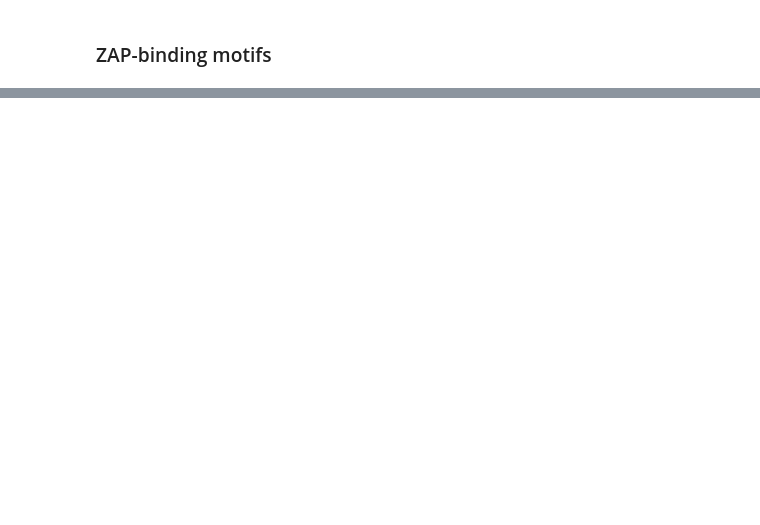
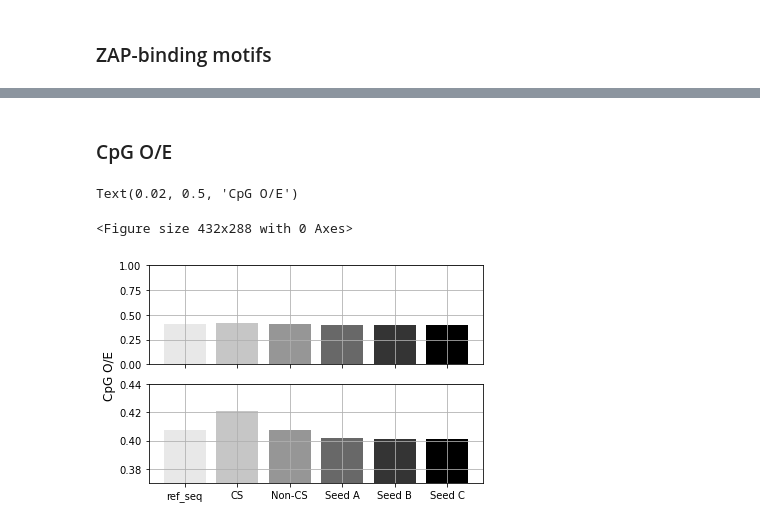
Before and after one commit to iamakhilverma/conserved_stretches_in_sars_cov2, a Jupyter notebook: notebooks_and_scripts/notebook_002.ipynb, the cells around one changed output, grey strips where cells are left out. Saved outputs shown, nothing was run; the diff lists cells and outputs as text; code cells hidden in the pictures; blank space fills up the shorter version.

```diff
--- a/notebooks_and_scripts/notebook_002.ipynb
+++ b/notebooks_and_scripts/notebook_002.ipynb
@@ -1557,0 +1761,45 @@ Text(0, 0.5, 'Percentage of Stretches with >=1 ZAP-binding motif')
+# %% [markdown]
+### CpG O/E
+# %%
+# plt.style.use('default')
+plt.figure()
+fig, (ax1, ax2) = plt.subplots(nrows=2, ncols=1, sharex=True)
+
+my_cmap = cm.get_cmap("Greys", 7)
+
+ax1.bar(
+    ['ref_seq', 'CS', 'Non-CS', 'Seed A', 'Seed B', 'Seed C'],
+    [
+        cpg_o_by_e_ref_seq,
+        cpg_o_by_e_cs_seqs_combined,
+        cpg_o_by_e_ref_seq_without_cs,
+        av_zap_motifs_count_seed_A["mean_cpg_o_by_e"],
+        av_zap_motifs_count_seed_B["mean_cpg_o_by_e"],
+        av_zap_motifs_count_seed_C["mean_cpg_o_by_e"],
+    ],
+    color=my_cmap(range(1,7))
+)
+ax1.set_ylim(0,1)
+ax1.grid(True)
+
+ax2.bar(
+    ['ref_seq', 'CS', 'Non-CS', 'Seed A', 'Seed B', 'Seed C'],
+    [
+        cpg_o_by_e_ref_seq,
+        cpg_o_by_e_cs_seqs_combined,
+        cpg_o_by_e_ref_seq_without_cs,
+        av_zap_motifs_count_seed_A["mean_cpg_o_by_e"],
+        av_zap_motifs_count_seed_B["mean_cpg_o_by_e"],
+        av_zap_motifs_count_seed_C["mean_cpg_o_by_e"],
+    ],
+    color=my_cmap(range(1,7))
+)
+ax2.set_ylim(0.37, 0.44)
+ax2.grid(True)
+
+fig.supylabel('CpG O/E')
+# ax1.text(0, 0, 'GC content', transform=fig.transFigure)
+# %% [output]
+Text(0.02, 0.5, 'CpG O/E')
+<Figure size 432x288 with 0 Axes>
+[figure, added]
```
Also changed, not shown: parts of 28 cells of this notebook, 1 other file.
